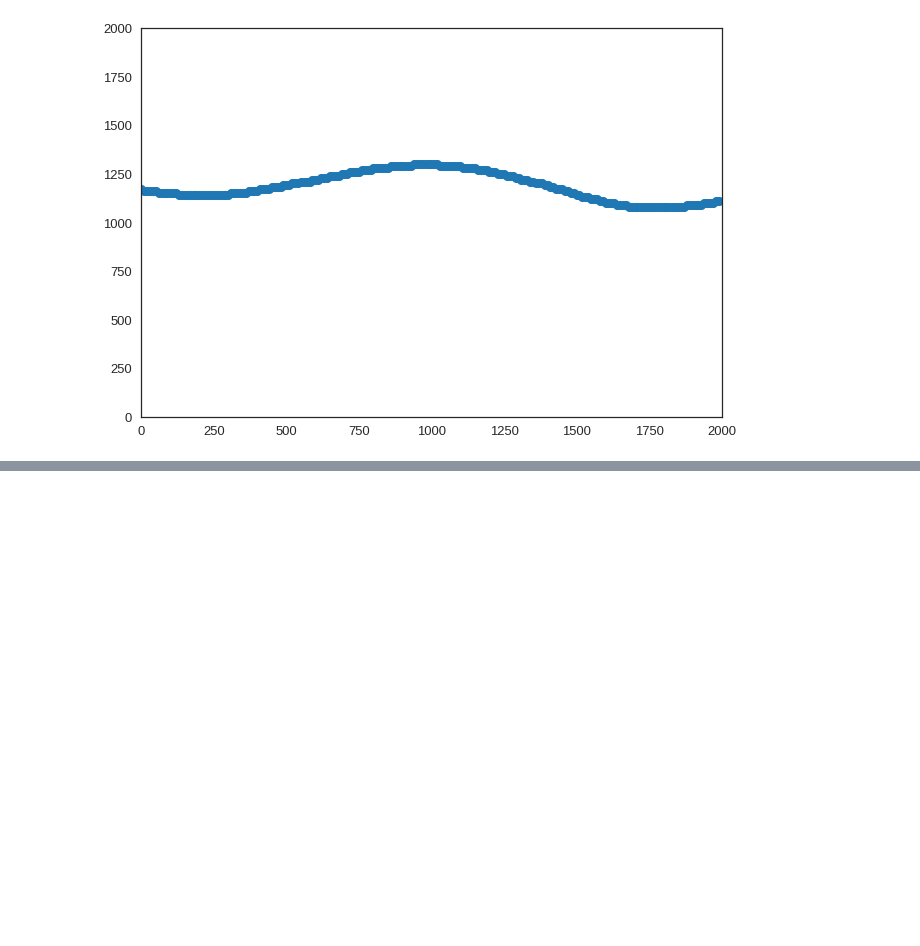
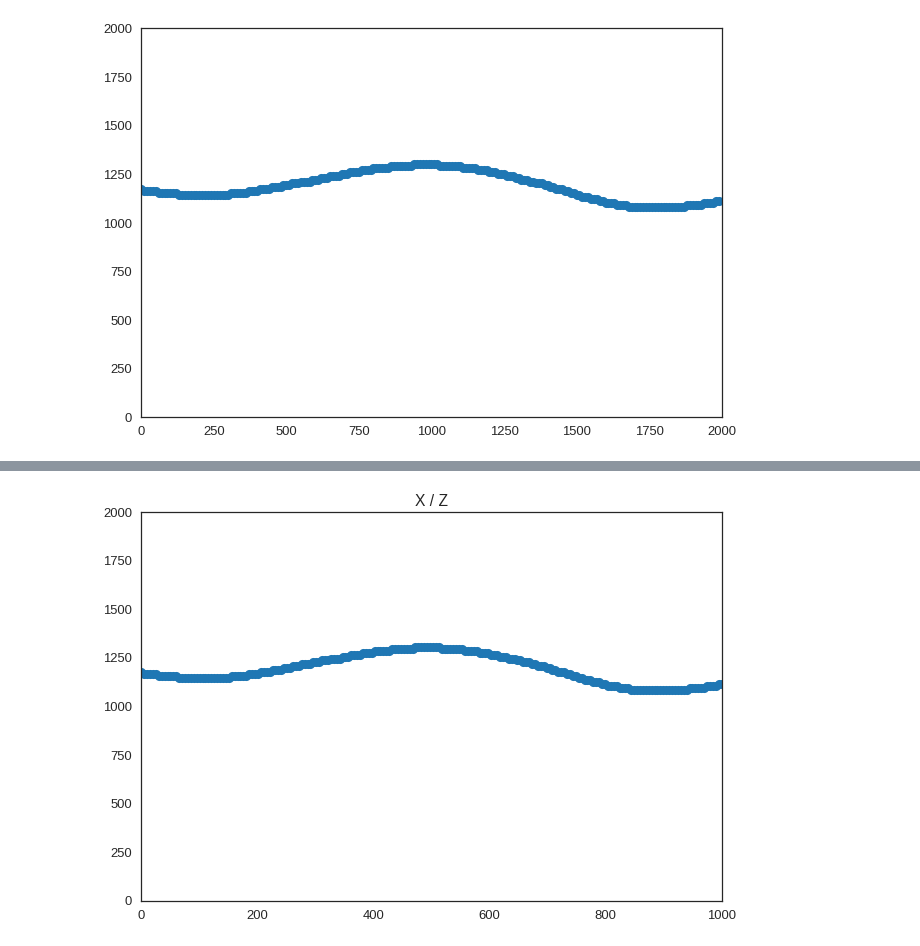
Before and after one commit to TrellixVulnTeam/gempy-notebooks_Q97W, a Jupyter notebook: server-gempy/geo-model-v4.ipynb, the cells around one changed output, grey strips where cells are left out. Cells and saved outputs as stored; diff of their text form; code cells hidden in the pictures; blank space fills up the shorter version.

```diff
--- a/server-gempy/geo-model-v4.ipynb
+++ b/server-gempy/geo-model-v4.ipynb
@@ -410,0 +465,9 @@ plt.show()
+# %%
+fig, (ax1) = plt.subplots(1, 1)
+ax1.plot(X[:-1,:][bigger_level_0_i].flatten(), Z[:-1,:][bigger_level_0_i].flatten(), 'o')
+ax1.set_title('X / Z')
+ax1.set_xlim(0,1000)
+ax1.set_ylim(0,2000)
+plt.show()
+# %% [output]
+[figure, added]
```
Also changed, not shown: parts of 7 cells of this notebook, 2 other files.
